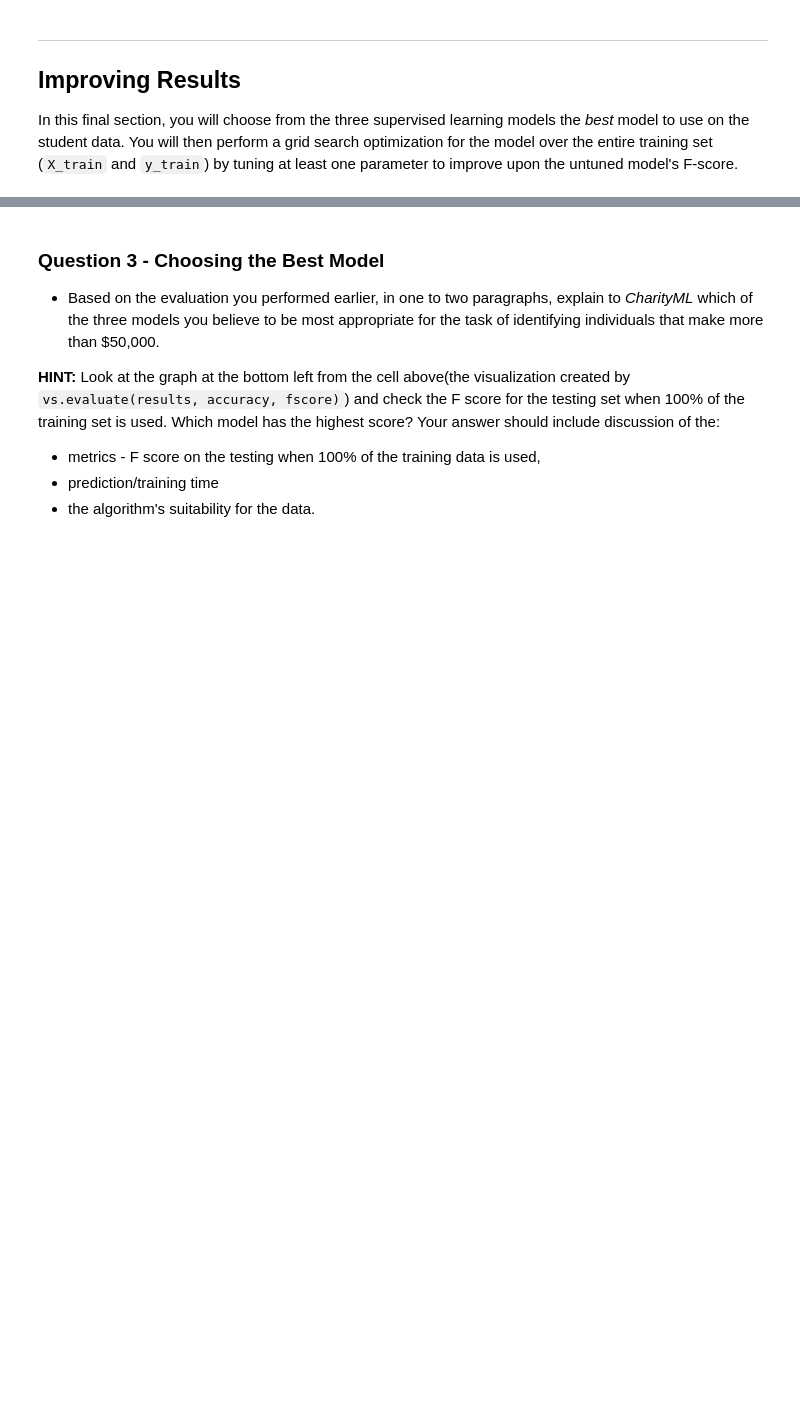
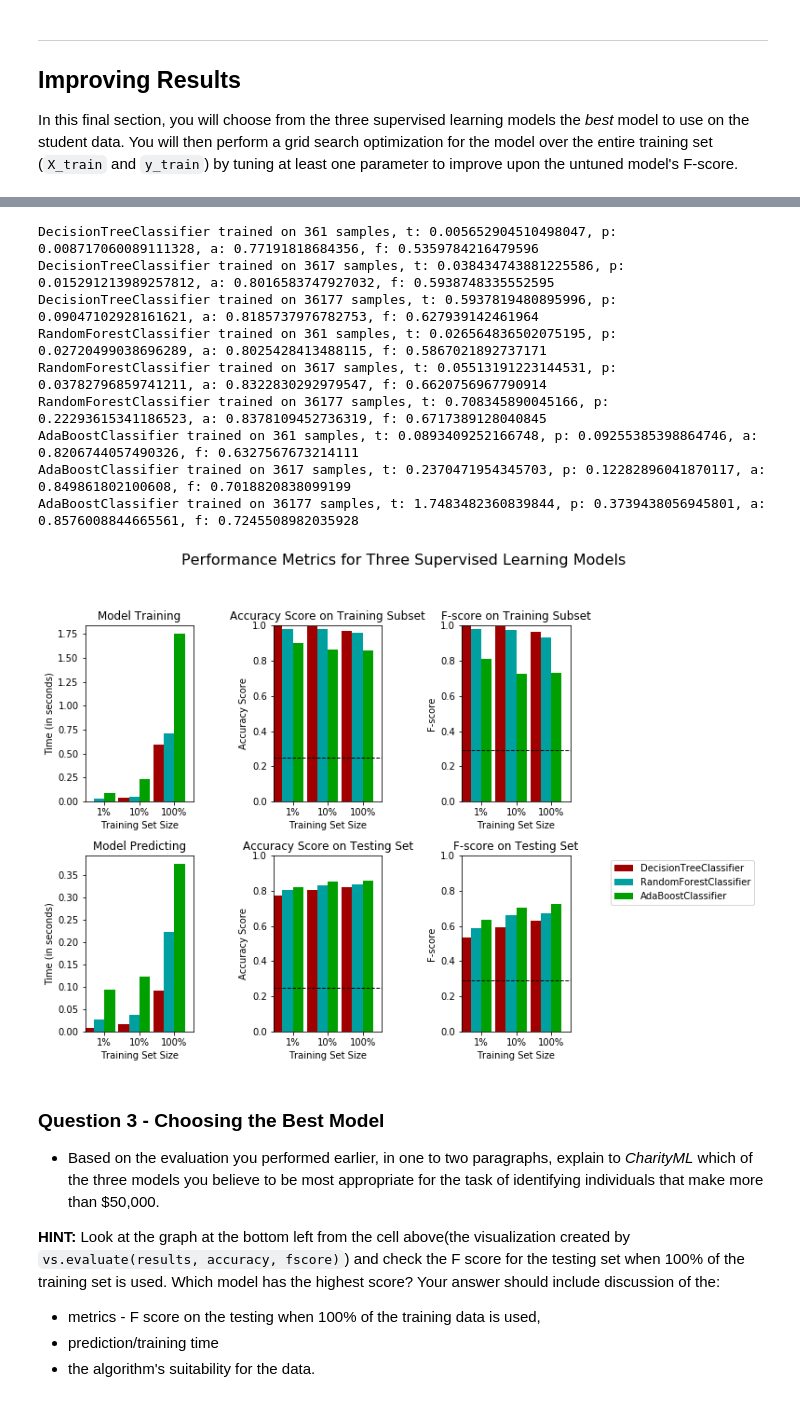
Before and after one commit to wr200m/mle1, a Jupyter notebook: projects/finding_donors/finding_donors.ipynb, the cells around one changed output, grey strips where cells are left out. Cells and saved outputs as stored; diff of their text form; code cells hidden in the pictures; blank space fills up the shorter version.

```diff
--- a/projects/finding_donors/finding_donors.ipynb
+++ b/projects/finding_donors/finding_donors.ipynb
@@ -444,3 +457,44 @@ SVC trained on 3726231 samples, t: 106.81652498245239, p: 91.19697308540344, a:
+# %%
+# TODO: Import the three supervised learning models from sklearn
+from sklearn.tree import DecisionTreeClassifier
+from sklearn.ensemble import RandomForestClassifier
+from sklearn.ensemble import AdaBoostClassifier
+
+# TODO: Initialize the three models
+clf_A = DecisionTreeClassifier(random_state=0)
+clf_B = RandomForestClassifier(random_state=0)
+clf_C = AdaBoostClassifier(random_state=0)
+
+# TODO: Calculate the number of samples for 1%, 10%, and 100% of the training data
+# HINT: samples_100 is the entire training set i.e. len(y_train)
+# HINT: samples_10 is 10% of samples_100 (ensure to set the count of the values to be `int` and not `float`)
+# HINT: samples_1 is 1% of samples_100 (ensure to set the count of the values to be `int` and not `float`)
+samples_100 = X_train.shape[0]
+samples_10 = int(samples_100 * 0.1)
+samples_1 = int(samples_100 * 0.01)
+
+# Collect results on the learners
+results = {}
+for clf in [clf_A, clf_B, clf_C]:
+    clf_name = clf.__class__.__name__
+    results[clf_name] = {}
+    for i, samples in enumerate([samples_1, samples_10, samples_100]):
+        results[clf_name][i] = \
+        train_predict(clf, samples, X_train, y_train, X_test, y_test)
+
+# Run metrics visualization for the three supervised learning models chosen
+vs.evaluate(results, accuracy, fscore)
+# %% [output]
+DecisionTreeClassifier trained on 361 samples, t: 0.005652904510498047, p: 0.008717060089111328, a: 0.77191818684356, f: 0.5359784216479596
+DecisionTreeClassifier trained on 3617 samples, t: 0.038434743881225586, p: 0.015291213989257812, a: 0.8016583747927032, f: 0.5938748335552595
+DecisionTreeClassifier trained on 36177 samples, t: 0.5937819480895996, p: 0.09047102928161621, a: 0.8185737976782753, f: 0.627939142461964
+RandomForestClassifier trained on 361 samples, t: 0.026564836502075195, p: 0.02720499038696289, a: 0.8025428413488115, f: 0.5867021892737171
+RandomForestClassifier trained on 3617 samples, t: 0.05513191223144531, p: 0.03782796859741211, a: 0.8322830292979547, f: 0.6620756967790914
+RandomForestClassifier trained on 36177 samples, t: 0.708345890045166, p: 0.22293615341186523, a: 0.8378109452736319, f: 0.6717389128040845
+AdaBoostClassifier trained on 361 samples, t: 0.0893409252166748, p: 0.09255385398864746, a: 0.8206744057490326, f: 0.6327567673214111
+AdaBoostClassifier trained on 3617 samples, t: 0.2370471954345703, p: 0.12282896041870117, a: 0.849861802100608, f: 0.7018820838099199
+AdaBoostClassifier trained on 36177 samples, t: 1.7483482360839844, p: 0.3739438056945801, a: 0.8576008844665561, f: 0.7245508982035928
+[figure, added]
 # %% [markdown]
 ### Question 3 - Choosing the Best Model
 
```
Also changed, not shown: parts of 14 cells of this notebook, 2 other files.
